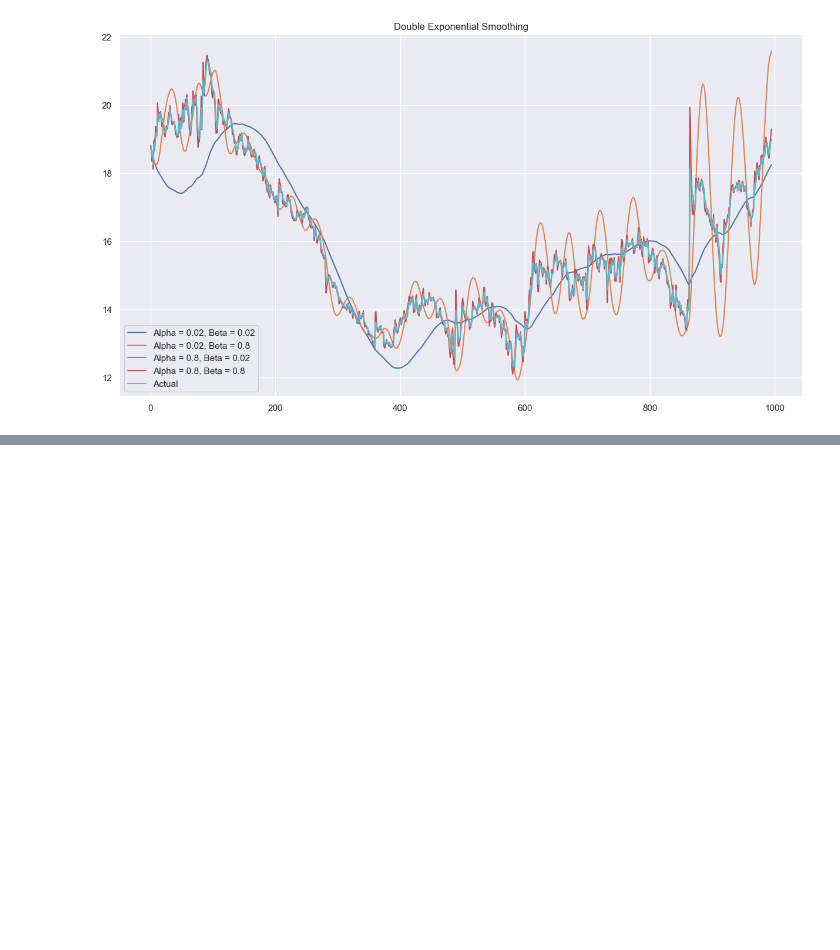
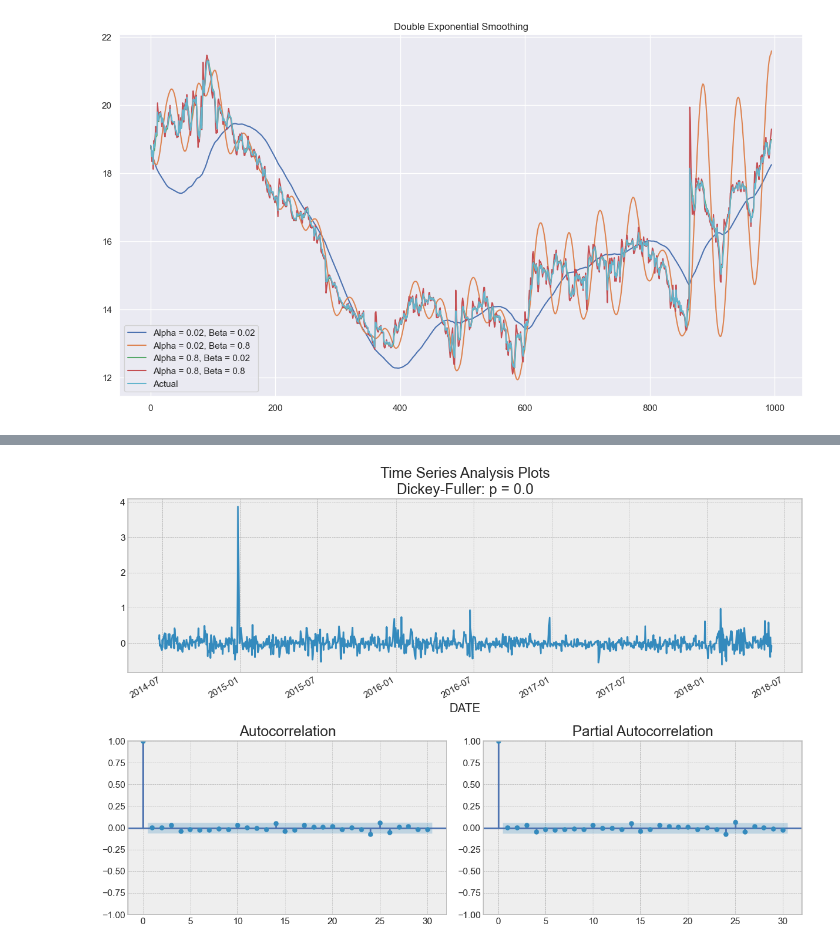
Before and after one commit to BriAnWuu/TimeSeries_Forecasting, a Jupyter notebook: TimeSeriesForecasting.ipynb, the cells around one changed output, grey strips where cells are left out. Cells and saved outputs as stored; diff of their text form; code cells hidden in the pictures; blank space fills up the shorter version.

```diff
--- a/TimeSeriesForecasting.ipynb
+++ b/TimeSeriesForecasting.ipynb
@@ -241,0 +270,5 @@ plot_double_expo_smoothing(data.CLOSE, alphas = [0.02, 0.8], betas = [0.02, 0.8]
+# %%
+diff = data.CLOSE - data.CLOSE.shift(1)
+plot_time_series(diff[1:], 30)
+# %% [output]
+[figure, added]
```
Also changed, not shown: parts of 5 cells of this notebook.
